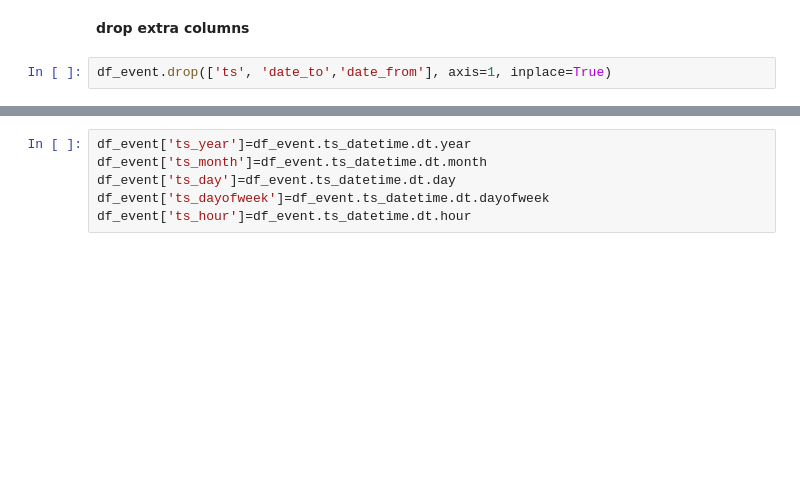
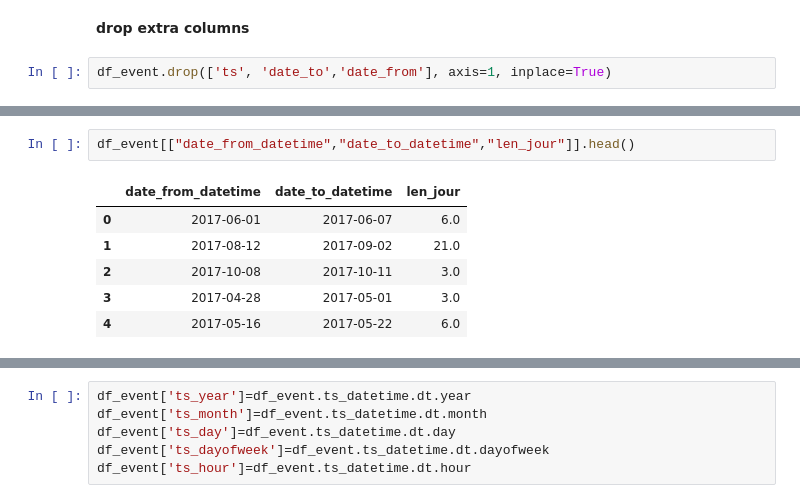
Before and after one commit to HassanSherwani/Predict_travelpattern_ML, a Jupyter notebook: Notebook1.ipynb, the cells around one changed output, grey strips where cells are left out. Drawn from its saved outputs; the diff is of its cells as text; blank space fills up the shorter version.

```diff
--- a/Notebook1.ipynb
+++ b/Notebook1.ipynb
@@ -338,0 +442,9 @@ df_event['date_to_hour']=df_event.date_to_datetime.dt.hour
+# %%
+df_event[["date_from_datetime","date_to_datetime","len_jour"]].head()
+# %% [output]
+|  | date_from_datetime | date_to_datetime | len_jour |
+| 0 | 2017-06-01 | 2017-06-07 | 6.0 |
+| 1 | 2017-08-12 | 2017-09-02 | 21.0 |
+| 2 | 2017-10-08 | 2017-10-11 | 3.0 |
+| 3 | 2017-04-28 | 2017-05-01 | 3.0 |
+| 4 | 2017-05-16 | 2017-05-22 | 6.0 |
```
Also changed, not shown: parts of 26 cells of this notebook.
